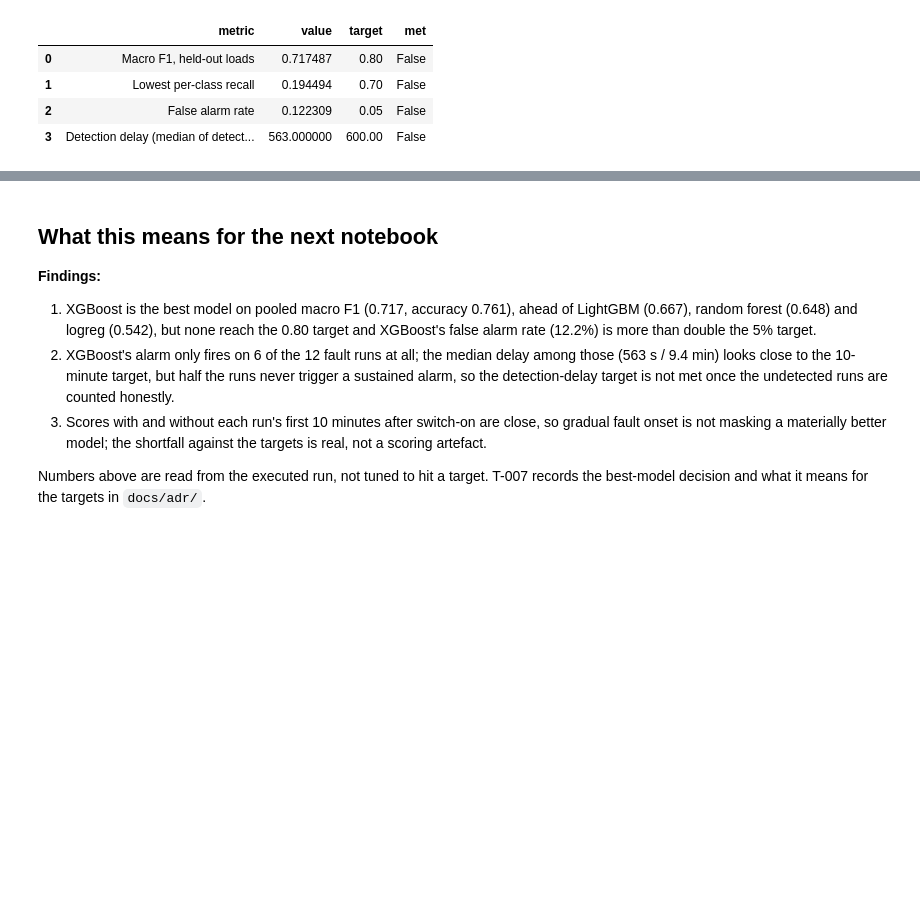
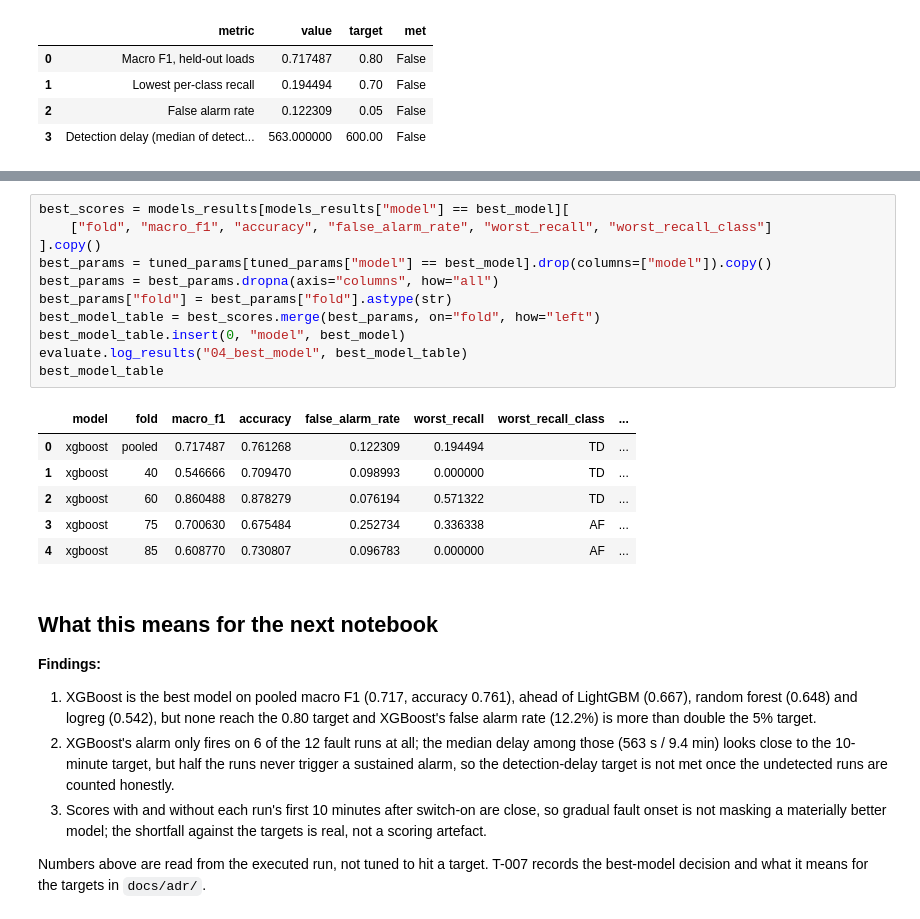
Before and after one commit to MrNahadi/KeyFrame, a Jupyter notebook: notebooks/04_modelling.ipynb, the cells around one changed output, grey strips where cells are left out. Drawn from its saved outputs; the diff is of its cells as text; blank space fills up the shorter version.

```diff
--- a/notebooks/04_modelling.ipynb
+++ b/notebooks/04_modelling.ipynb
@@ -277,3 +285,21 @@ target_table
+# %%
+best_scores = models_results[models_results["model"] == best_model][
+    ["fold", "macro_f1", "accuracy", "false_alarm_rate", "worst_recall", "worst_recall_class"]
+].copy()
+best_params = tuned_params[tuned_params["model"] == best_model].drop(columns=["model"]).copy()
+best_params = best_params.dropna(axis="columns", how="all")
+best_params["fold"] = best_params["fold"].astype(str)
+best_model_table = best_scores.merge(best_params, on="fold", how="left")
+best_model_table.insert(0, "model", best_model)
+evaluate.log_results("04_best_model", best_model_table)
+best_model_table
+# %% [output]
+|  | model | fold | macro_f1 | accuracy | false_alarm_rate | worst_recall | worst_recall_class | ... |
+| 0 | xgboost | pooled | 0.717487 | 0.761268 | 0.122309 | 0.194494 | TD | ... |
+| 1 | xgboost | 40 | 0.546666 | 0.709470 | 0.098993 | 0.000000 | TD | ... |
+| 2 | xgboost | 60 | 0.860488 | 0.878279 | 0.076194 | 0.571322 | TD | ... |
+| 3 | xgboost | 75 | 0.700630 | 0.675484 | 0.252734 | 0.336338 | AF | ... |
+| 4 | xgboost | 85 | 0.608770 | 0.730807 | 0.096783 | 0.000000 | AF | ... |
 # %% [markdown]
 ## What this means for the next notebook
 
```
Also changed, not shown: parts of 1 cell of this notebook, 6 other files.
